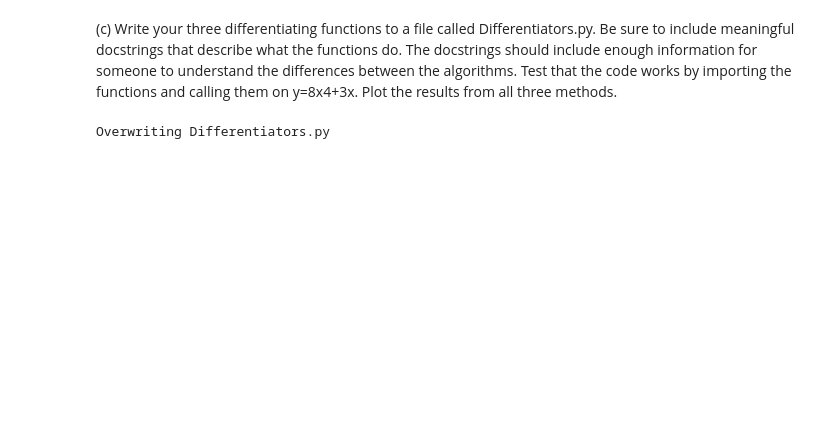
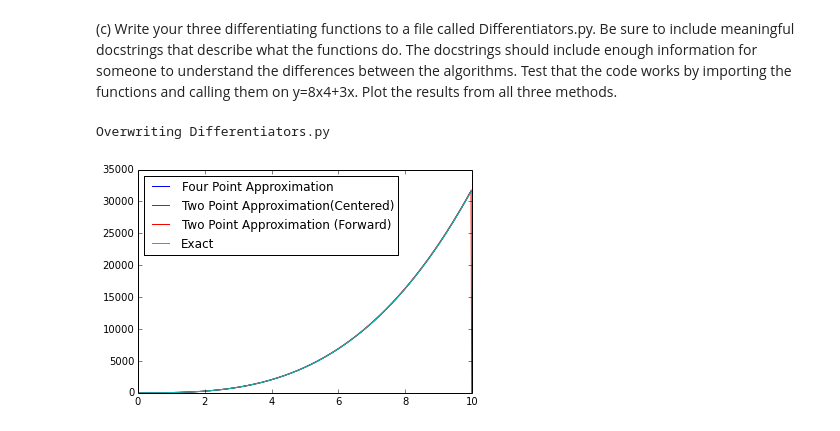
Before and after one commit to jjma3426/PHYS202-S14, a Jupyter notebook: SciPy/DifferentiationExercises.ipynb, the cells around one changed output. Drawn from its saved outputs; the diff is of its cells as text; code cells hidden in the pictures; blank space fills up the shorter version.

```diff
--- a/SciPy/DifferentiationExercises.ipynb
+++ b/SciPy/DifferentiationExercises.ipynb
@@ -178,0 +181,19 @@ Differentiators
+# %%
+import Differentiators as mydif
+
+x = np.arange(0.,10.0,0.02)
+y = 8*x**4 + 3*x
+
+dydx4 = mydif.fourPtCenteredDiff(x,y)
+dydx2c = mydif.twoPtCenteredDiff(x,y)
+dydx2f = mydif.twoPtForwardDiff(x,y)
+dydxE = 32*x**3 + 3
+
+plt.plot(x, dydx4, label='Four Point Approximation')
+plt.plot(x, dydx2c, label='Two Point Approximation(Centered)')
+plt.plot(x, dydx2f, label='Two Point Approximation (Forward)')
+plt.plot(x, dydxE, label='Exact')
+plt.legend(loc='upper left')
+plt.show()
+# %% [output]
+[figure, added]
```
Also changed, not shown: parts of 3 cells of this notebook, 2 other files.
